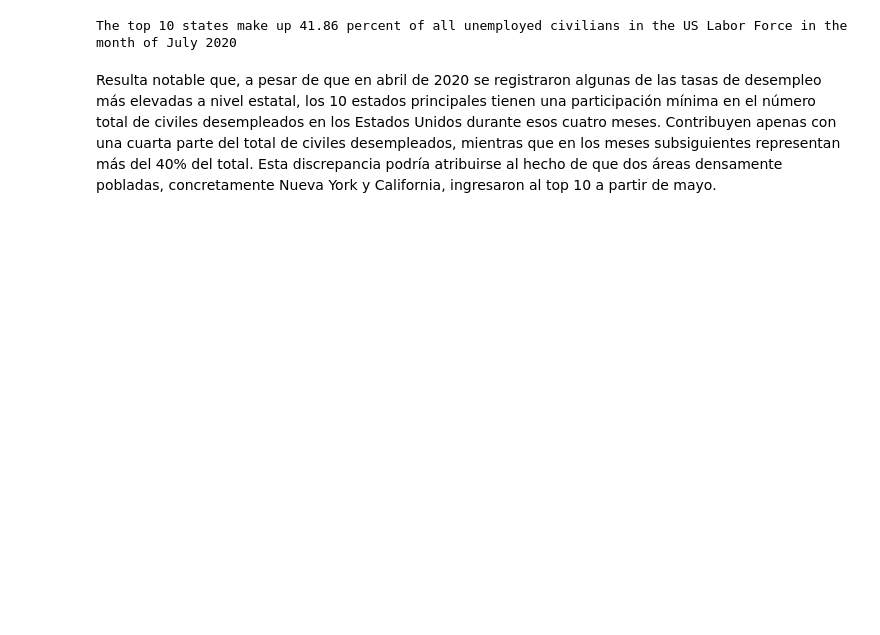
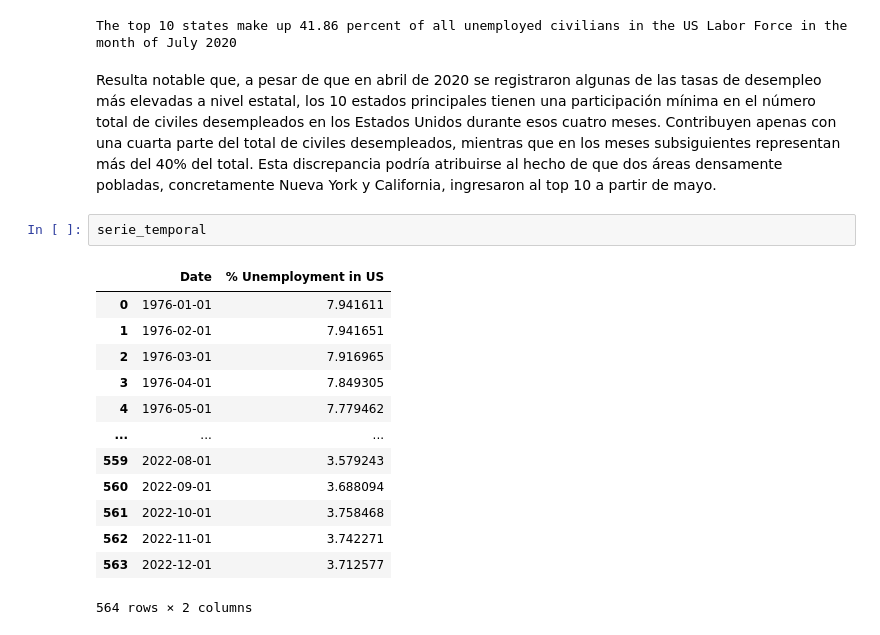
Before and after one commit to IgnacioGarciaLuengo/USA_Unemployment_Analysis, a Jupyter notebook: practica.ipynb, the cells around one changed output. Cells and saved outputs as stored; diff of their text form; blank space fills up the shorter version.

```diff
--- a/practica.ipynb
+++ b/practica.ipynb
@@ -278,3 +278,19 @@ The top 10 states make up 41.01 percent of all unemployed civilians in the US La
 The top 10 states make up 41.86 percent of all unemployed civilians in the US Labor Force in the month of July 2020
 # %% [markdown]
 Resulta notable que, a pesar de que en abril de 2020 se registraron algunas de las tasas de desempleo más elevadas a nivel estatal, los 10 estados principales tienen una participación mínima en el número total de civiles desempleados en los Estados Unidos durante esos cuatro meses. Contribuyen apenas con una cuarta parte del total de civiles desempleados, mientras que en los meses subsiguientes representan más del 40% del total. Esta discrepancia podría atribuirse al hecho de que dos áreas densamente pobladas, concretamente Nueva York y California, ingresaron al top 10 a partir de mayo.
+# %%
+serie_temporal
+# %% [output]
+|  | Date | % Unemployment in US |
+| 0 | 1976-01-01 | 7.941611 |
+| 1 | 1976-02-01 | 7.941651 |
+| 2 | 1976-03-01 | 7.916965 |
+| 3 | 1976-04-01 | 7.849305 |
+| 4 | 1976-05-01 | 7.779462 |
+| ... | ... | ... |
+| 559 | 2022-08-01 | 3.579243 |
+| 560 | 2022-09-01 | 3.688094 |
+| 561 | 2022-10-01 | 3.758468 |
+| 562 | 2022-11-01 | 3.742271 |
+| 563 | 2022-12-01 | 3.712577 |
+564 rows × 2 columns
```
Also changed, not shown: parts of 25 cells of this notebook, 1 other file.
